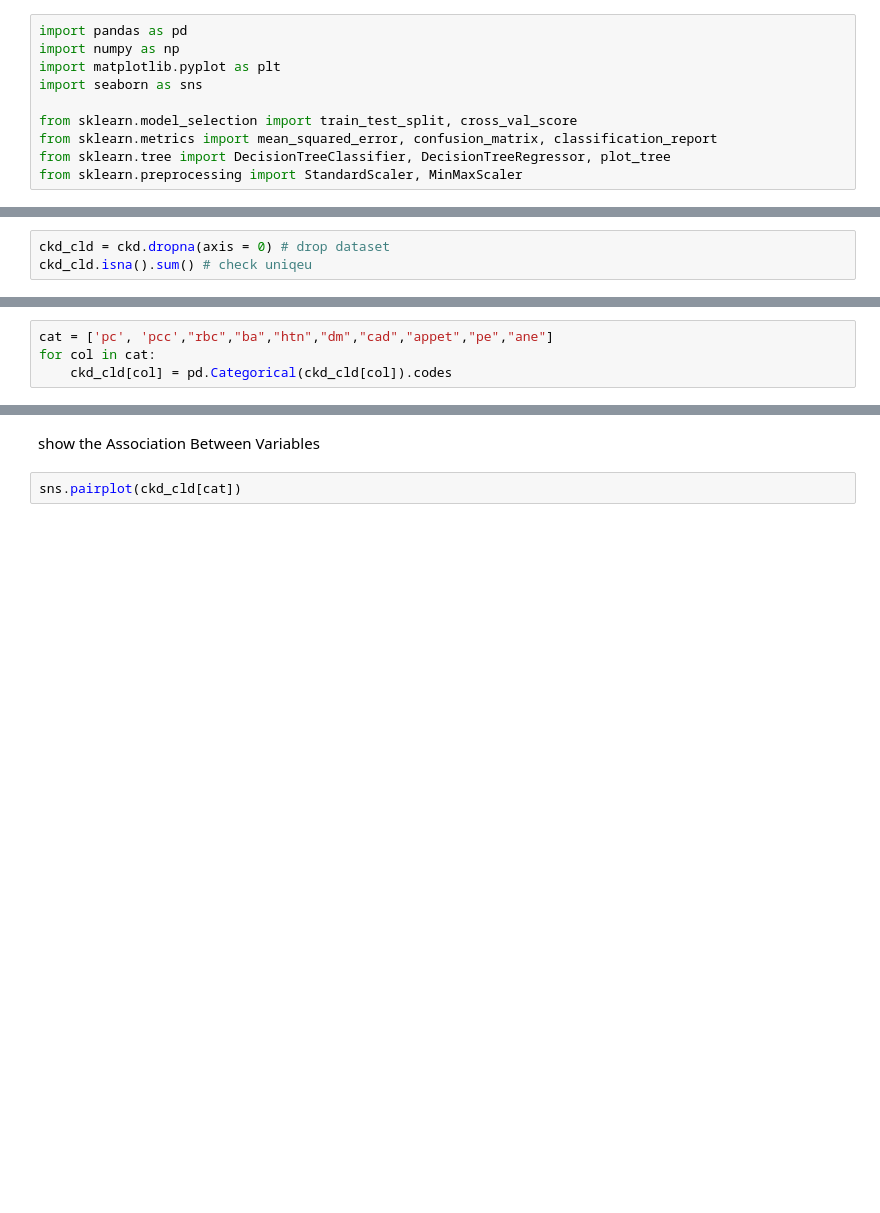
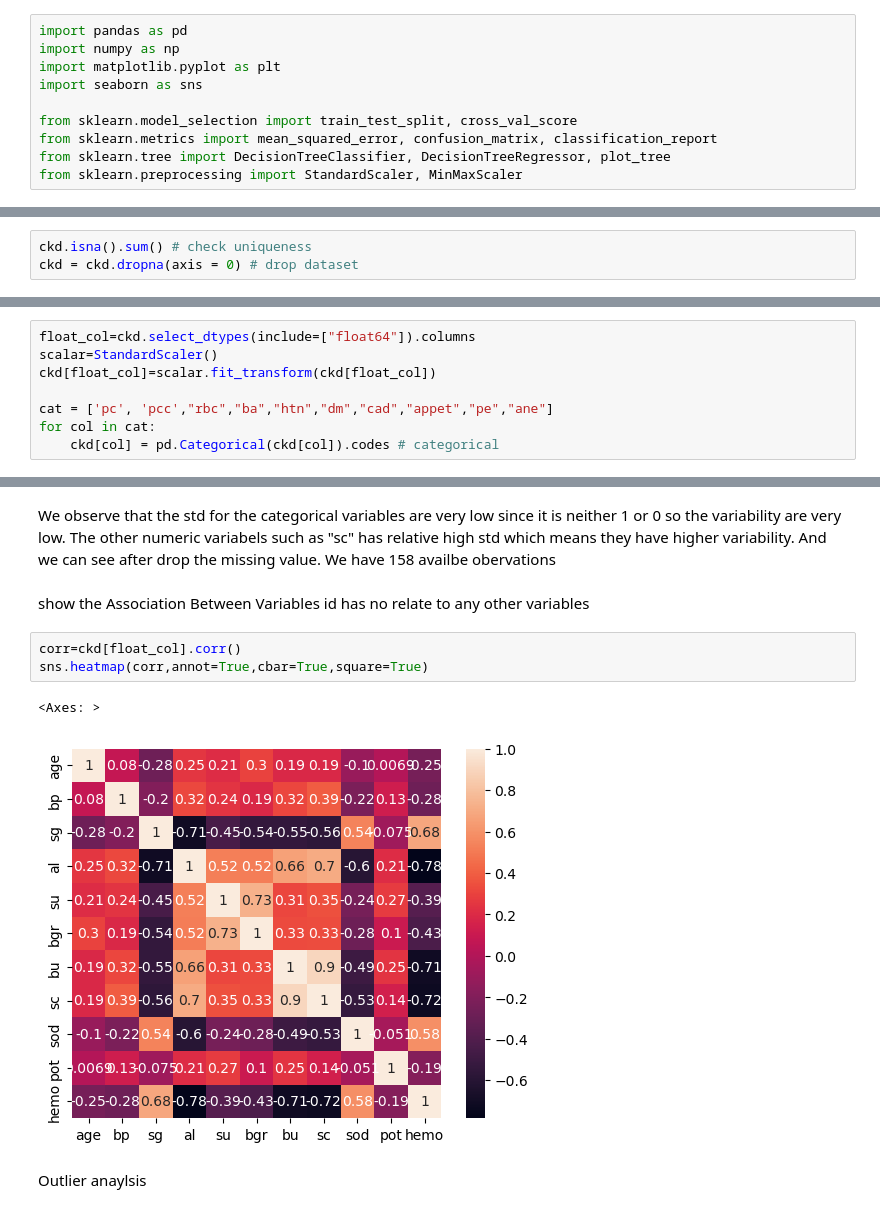
Before and after one commit to Babycarrot2001/3da, a Jupyter notebook: proj2.ipynb, the cells around one changed output, grey strips where cells are left out. Cells and saved outputs as stored; diff of their text form; blank space fills up the shorter version.

```diff
--- a/proj2.ipynb
+++ b/proj2.ipynb
@@ -29,3 +40,3 @@ Drop missing value
 # %%
-ckd_cld = ckd.dropna(axis = 0) # drop dataset
-ckd_cld.isna().sum() # check uniqeu
+ckd.isna().sum() # check uniqueness
+ckd = ckd.dropna(axis = 0) # drop dataset
@@ -52,4 +45,8 @@ categorical transform
 # %%
+float_col=ckd.select_dtypes(include=["float64"]).columns
+scalar=StandardScaler()
+ckd[float_col]=scalar.fit_transform(ckd[float_col])
+
 cat = ['pc', 'pcc',"rbc","ba","htn","dm","cad","appet","pe","ane"]
 for col in cat:
-    ckd_cld[col] = pd.Categorical(ckd_cld[col]).codes
+    ckd[col] = pd.Categorical(ckd[col]).codes # categorical
@@ -74,4 +68,13 @@ See the caveats in the documentation: https://pandas.pydata.org/pandas-docs/stab
+# %% [markdown]
+We observe that the std for the categorical variables are very low since it is neither 1 or 0 so the variability are very low. The other numeric variabels such as "sc" has relative high std which means they have higher variability. And we can see after drop the missing value. We have 158 availbe obervations
 # %% [markdown]
 show the Association Between Variables
+id has no relate to any other variables
-# %%
-sns.pairplot(ckd_cld[cat])
+# %%
+corr=ckd[float_col].corr()
+sns.heatmap(corr,annot=True,cbar=True,square=True)
+# %% [output]
+<Axes: >
+[figure, added]
+# %% [markdown]
+Outlier anaylsis
```
Also changed, not shown: parts of 21 cells of this notebook.
